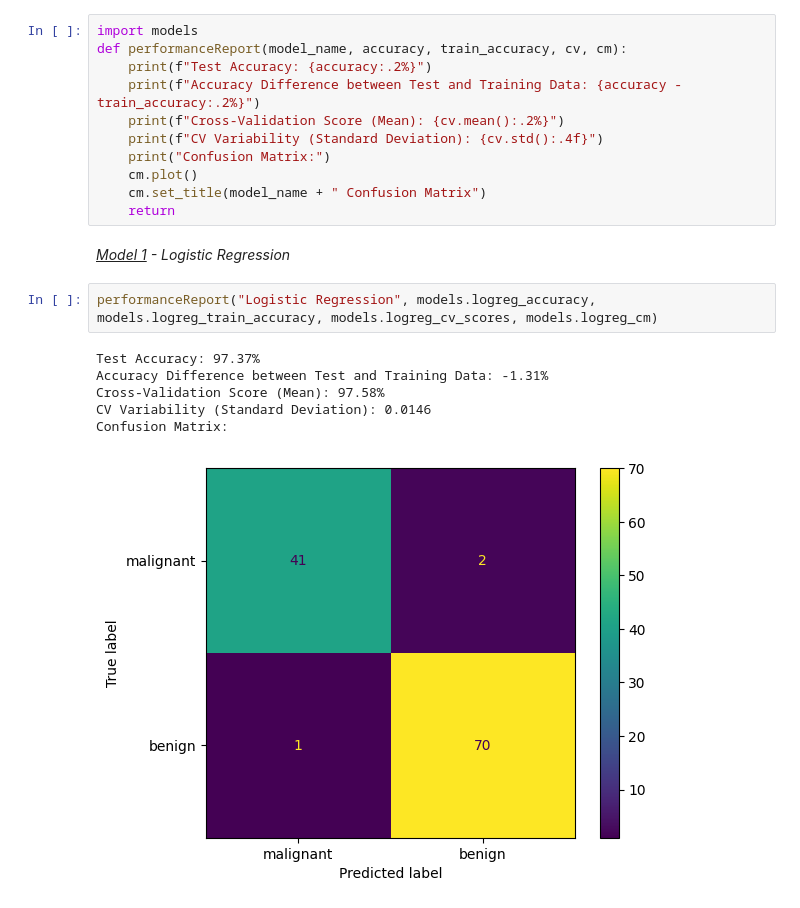
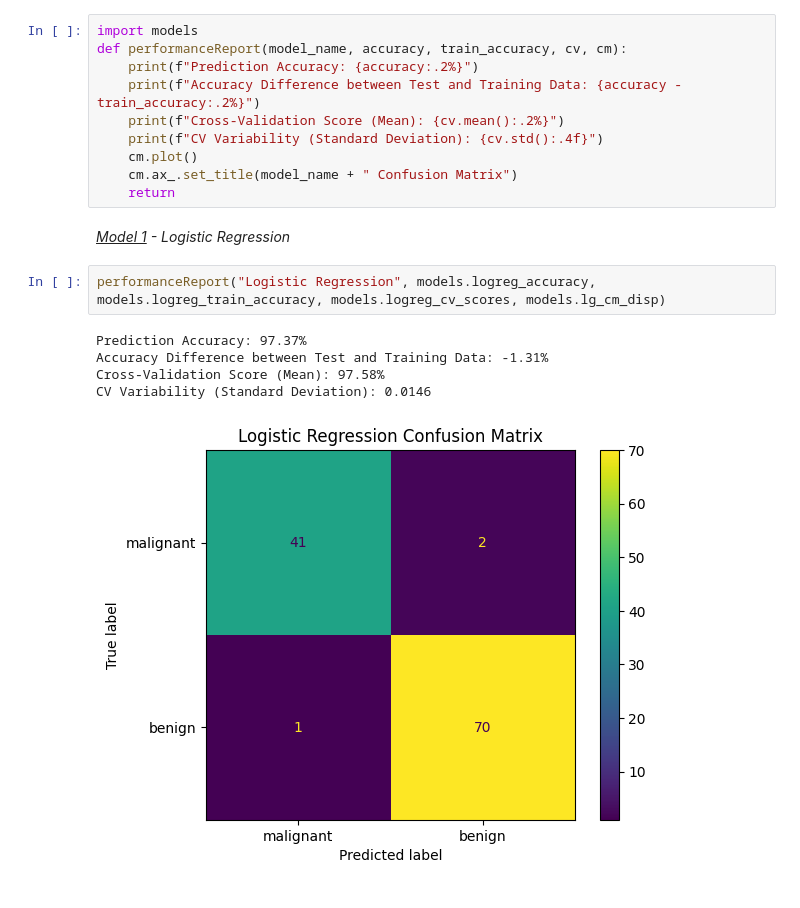
Before and after one commit to daniellekaye/Data-Science-HW2, a Jupyter notebook: HW2.ipynb, the cells around one changed output. Drawn from its saved outputs; the diff is of its cells as text.

```diff
--- a/HW2.ipynb
+++ b/HW2.ipynb
@@ -98,22 +100,20 @@ The 3 models I selected are logistic regression, classification tree, and random
 # %%
 import models
 def performanceReport(model_name, accuracy, train_accuracy, cv, cm):
-    print(f"Test Accuracy: {accuracy:.2%}")
+    print(f"Prediction Accuracy: {accuracy:.2%}")
     print(f"Accuracy Difference between Test and Training Data: {accuracy - train_accuracy:.2%}")
     print(f"Cross-Validation Score (Mean): {cv.mean():.2%}")
     print(f"CV Variability (Standard Deviation): {cv.std():.4f}")
-    print("Confusion Matrix:")
     cm.plot()
-    cm.set_title(model_name + " Confusion Matrix")
+    cm.ax_.set_title(model_name + " Confusion Matrix")
     return
 # %% [markdown]
 *<u>Model 1</u> - Logistic Regression*
 # %%
-performanceReport("Logistic Regression", models.logreg_accuracy, models.logreg_train_accuracy, models.logreg_cv_scores, models.logreg_cm)
+performanceReport("Logistic Regression", models.logreg_accuracy, models.logreg_train_accuracy, models.logreg_cv_scores, models.lg_cm_disp)
 # %% [output]
-Test Accuracy: 97.37%
+Prediction Accuracy: 97.37%
 Accuracy Difference between Test and Training Data: -1.31%
 Cross-Validation Score (Mean): 97.58%
 CV Variability (Standard Deviation): 0.0146
-Confusion Matrix:
-[figure, old version]
+[figure, new version]
```
Also changed, not shown: parts of 9 cells of this notebook.
